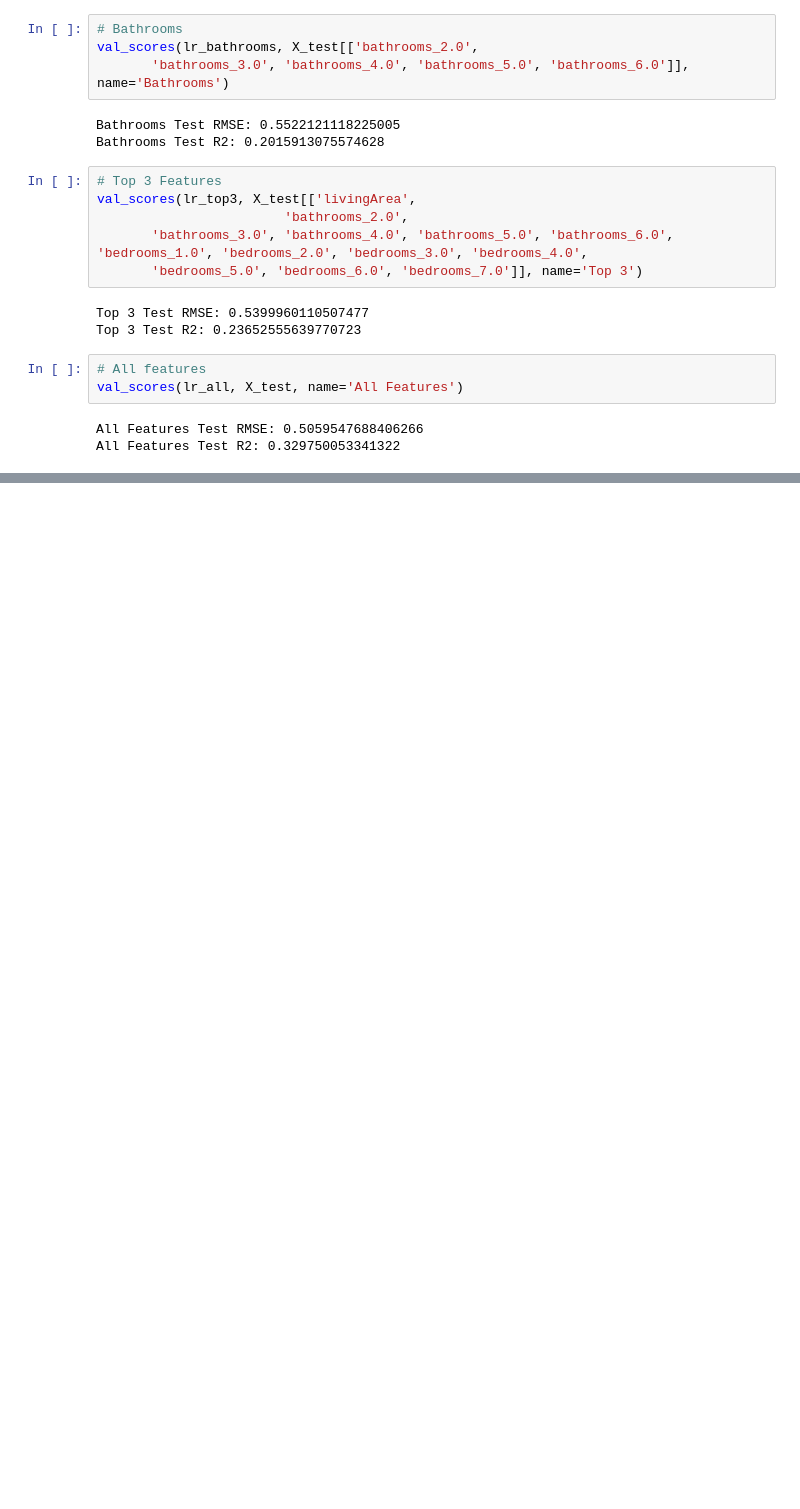
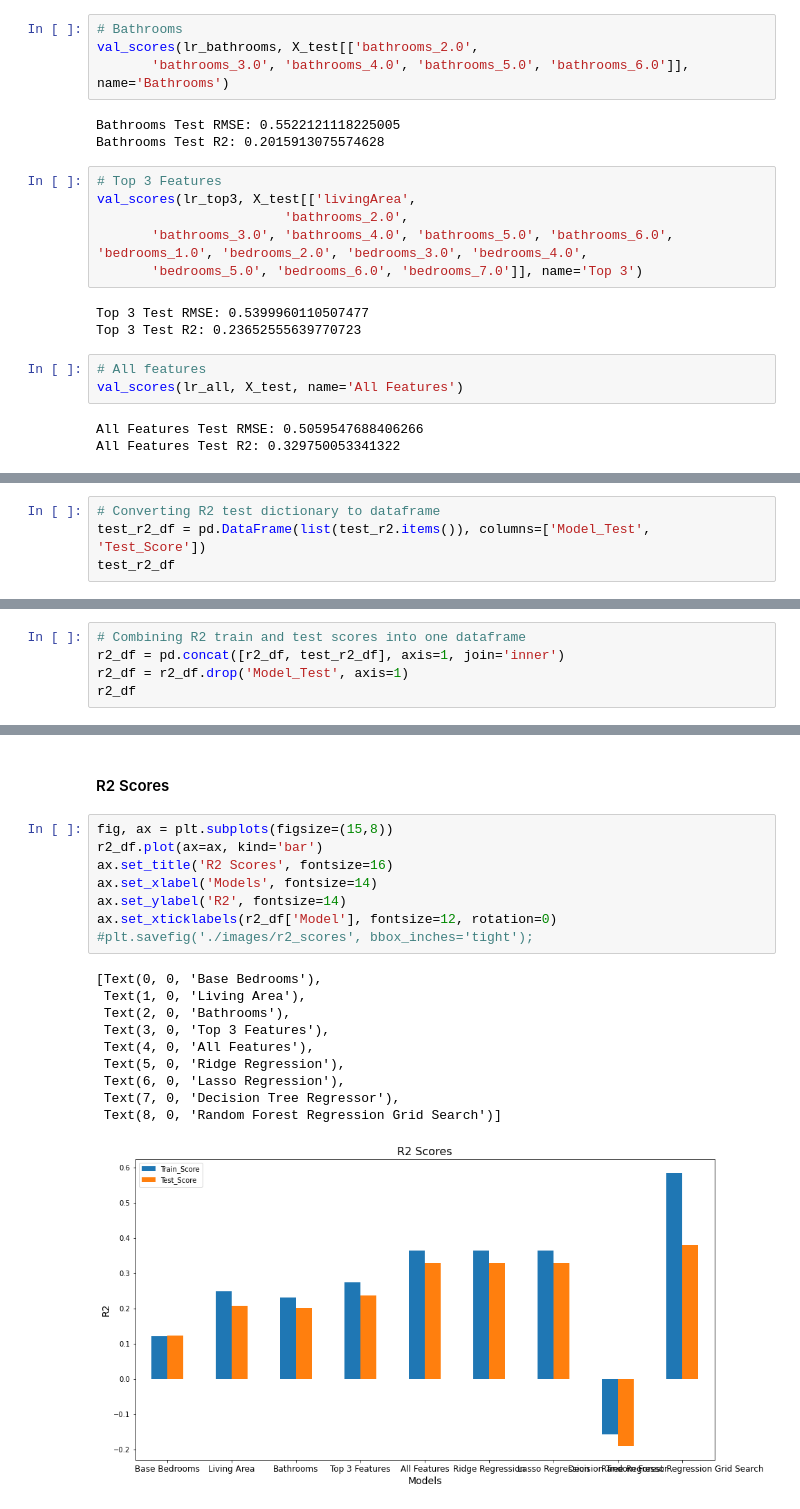
Before and after one commit to erin-vu/real_estate, a Jupyter notebook: Real Estate Analysis.ipynb, the cells around one changed output, grey strips where cells are left out. Drawn from its saved outputs; the diff is of its cells as text; blank space fills up the shorter version.

```diff
--- a/Real Estate Analysis.ipynb
+++ b/Real Estate Analysis.ipynb
@@ -1606,0 +1657,4 @@ All Features Test R2: 0.329750053341322
+# %%
+# Converting R2 test dictionary to dataframe
+test_r2_df = pd.DataFrame(list(test_r2.items()), columns=['Model_Test', 'Test_Score'])
+test_r2_df
@@ -1606,0 +1672,5 @@ All Features Test R2: 0.329750053341322
+# %%
+# Combining R2 train and test scores into one dataframe
+r2_df = pd.concat([r2_df, test_r2_df], axis=1, join='inner')
+r2_df = r2_df.drop('Model_Test', axis=1)
+r2_df
@@ -1606,0 +1712,21 @@ All Features Test R2: 0.329750053341322
+# %% [markdown]
+#### R2 Scores
+# %%
+fig, ax = plt.subplots(figsize=(15,8))
+r2_df.plot(ax=ax, kind='bar')
+ax.set_title('R2 Scores', fontsize=16)
+ax.set_xlabel('Models', fontsize=14)
+ax.set_ylabel('R2', fontsize=14)
+ax.set_xticklabels(r2_df['Model'], fontsize=12, rotation=0)
+#plt.savefig('./images/r2_scores', bbox_inches='tight');
+# %% [output]
+[Text(0, 0, 'Base Bedrooms'),
+ Text(1, 0, 'Living Area'),
+ Text(2, 0, 'Bathrooms'),
+ Text(3, 0, 'Top 3 Features'),
+ Text(4, 0, 'All Features'),
+ Text(5, 0, 'Ridge Regression'),
+ Text(6, 0, 'Lasso Regression'),
+ Text(7, 0, 'Decision Tree Regressor'),
+ Text(8, 0, 'Random Forest Regression Grid Search')]
+[figure, added]
```
Also changed, not shown: parts of 20 cells of this notebook.
